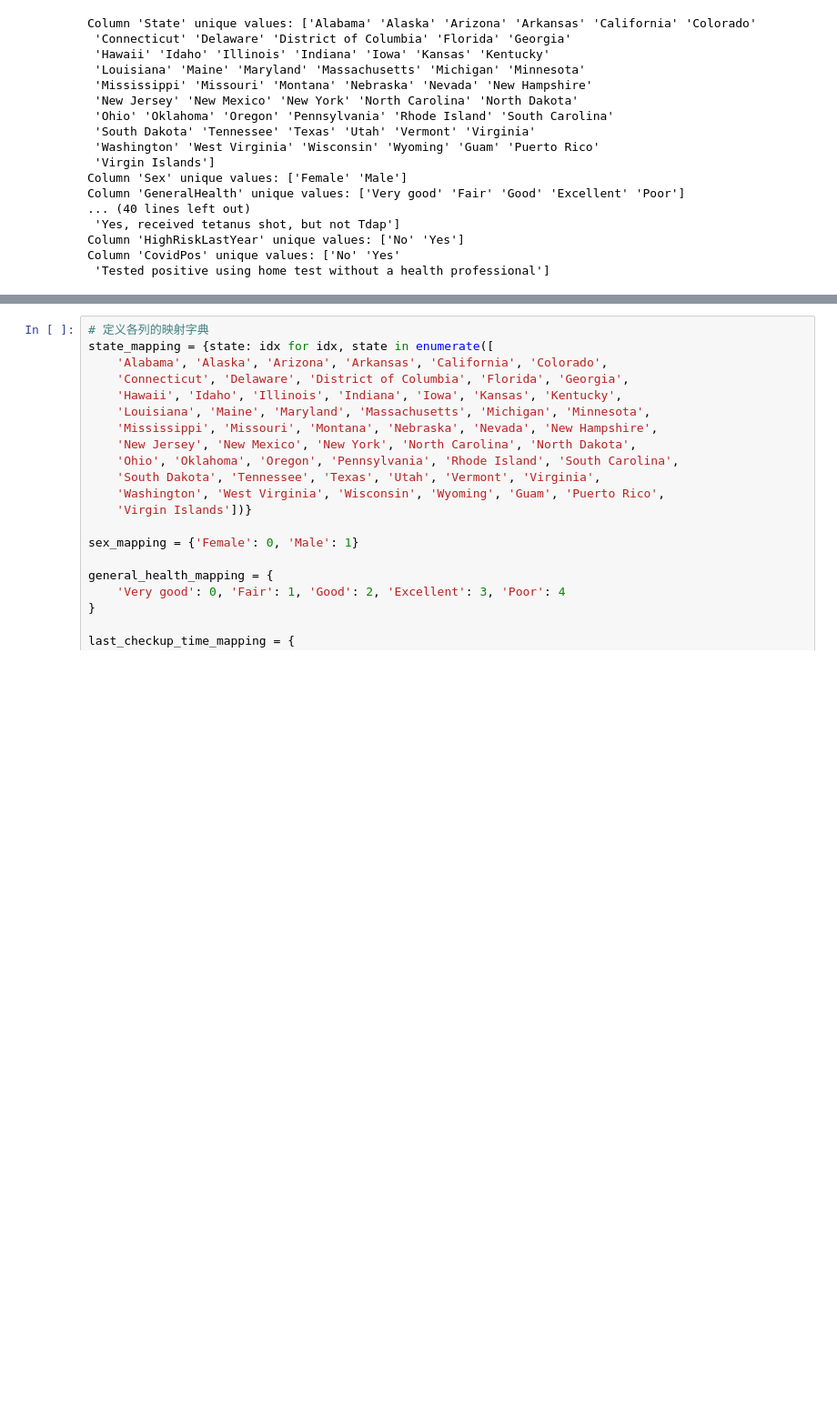
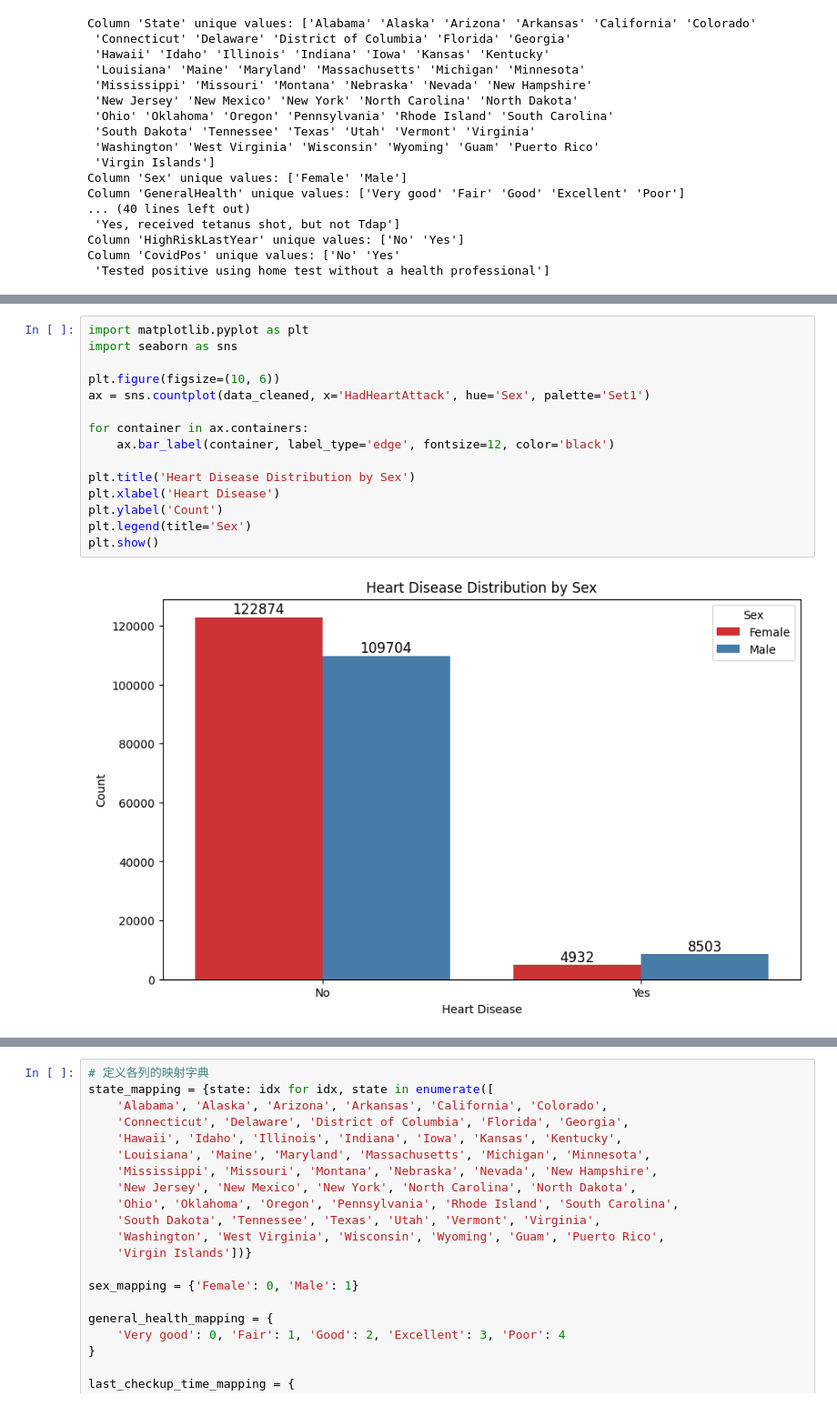
Before and after one commit to LiuRuohui/COMP7103_DataMining, a Jupyter notebook: data_preprocessing.ipynb, the cells around one changed output, grey strips where cells are left out. Shown at 91% size. Cells and saved outputs as stored; diff of their text form; blank space fills up the shorter version.

```diff
--- a/data_preprocessing.ipynb
+++ b/data_preprocessing.ipynb
@@ -177,0 +190,17 @@ Column 'CovidPos' unique values: ['No' 'Yes'
+# %%
+import matplotlib.pyplot as plt
+import seaborn as sns
+
+plt.figure(figsize=(10, 6))
+ax = sns.countplot(data_cleaned, x='HadHeartAttack', hue='Sex', palette='Set1')
+
+for container in ax.containers:
+    ax.bar_label(container, label_type='edge', fontsize=12, color='black')
+
+plt.title('Heart Disease Distribution by Sex')
+plt.xlabel('Heart Disease')
+plt.ylabel('Count')
+plt.legend(title='Sex')
+plt.show()
+# %% [output]
+[figure, added]
```
Also changed, not shown: parts of 10 cells of this notebook.
